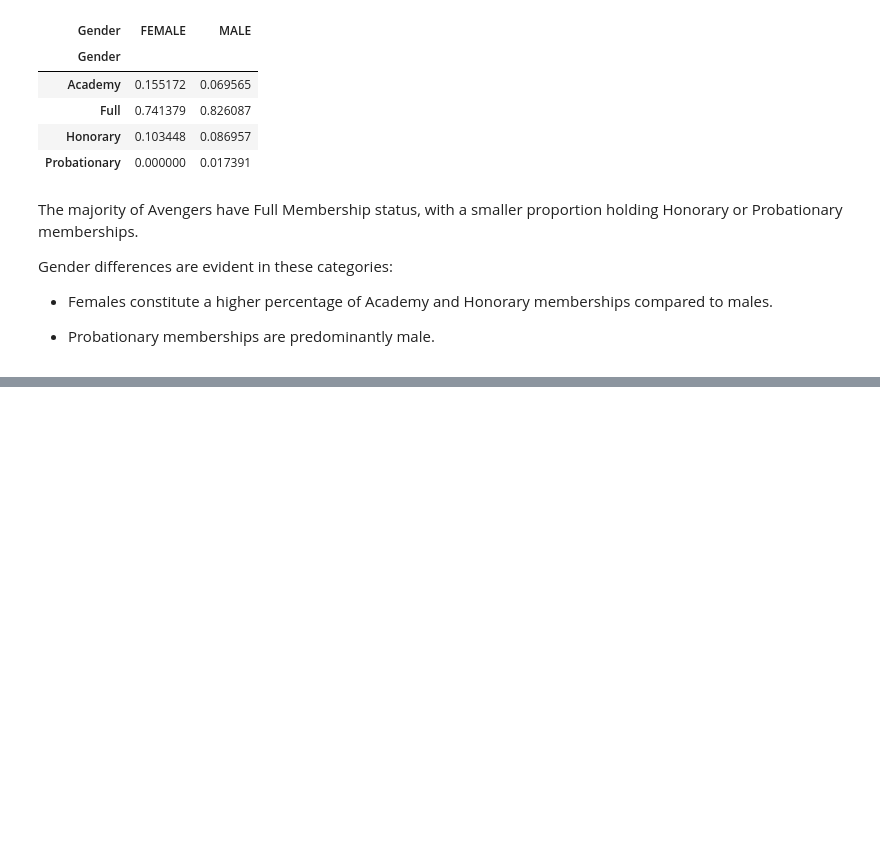
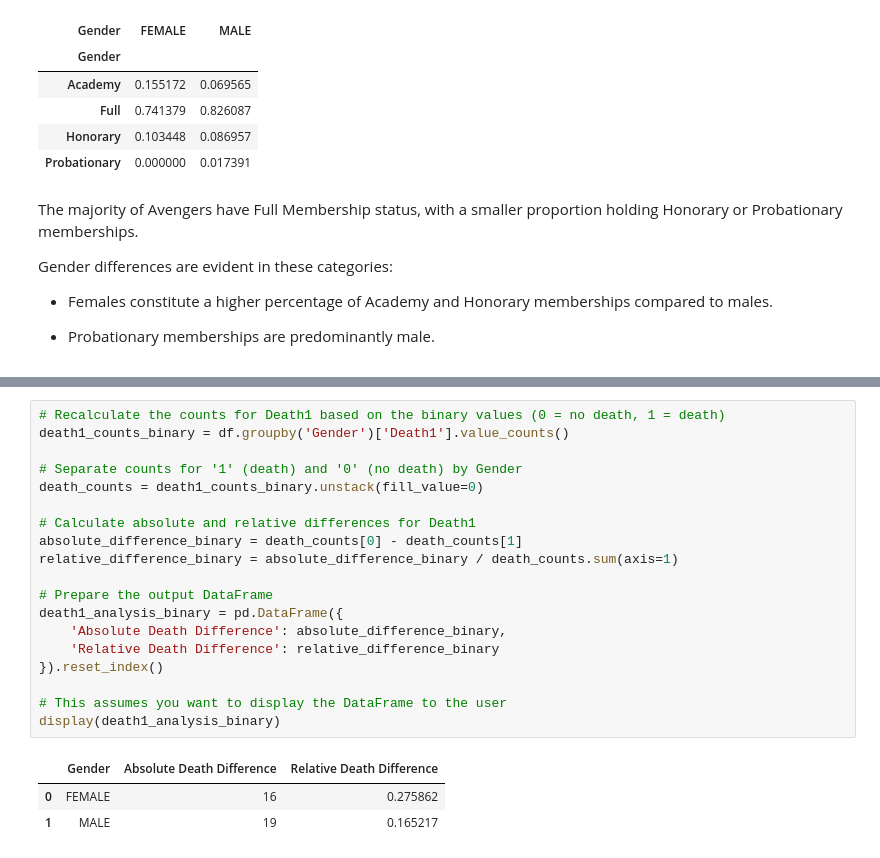
Before and after one commit to viktoruebelhart/avengers, a Jupyter notebook: avengers.ipynb, the cells around one changed output, grey strips where cells are left out. Drawn from its saved outputs; the diff is of its cells as text; blank space fills up the shorter version.

```diff
--- a/avengers.ipynb
+++ b/avengers.ipynb
@@ -618,0 +649,23 @@ Gender differences are evident in these categories:
+# %%
+# Recalculate the counts for Death1 based on the binary values (0 = no death, 1 = death)
+death1_counts_binary = df.groupby('Gender')['Death1'].value_counts()
+
+# Separate counts for '1' (death) and '0' (no death) by Gender
+death_counts = death1_counts_binary.unstack(fill_value=0)
+
+# Calculate absolute and relative differences for Death1
+absolute_difference_binary = death_counts[0] - death_counts[1]
+relative_difference_binary = absolute_difference_binary / death_counts.sum(axis=1)
+
+# Prepare the output DataFrame
+death1_analysis_binary = pd.DataFrame({
+    'Absolute Death Difference': absolute_difference_binary,
+    'Relative Death Difference': relative_difference_binary
+}).reset_index()
+
+# This assumes you want to display the DataFrame to the user
+display(death1_analysis_binary)
+# %% [output]
+|  | Gender | Absolute Death Difference | Relative Death Difference |
+| 0 | FEMALE | 16 | 0.275862 |
+| 1 | MALE | 19 | 0.165217 |
```
Also changed, not shown: parts of 6 cells of this notebook.
